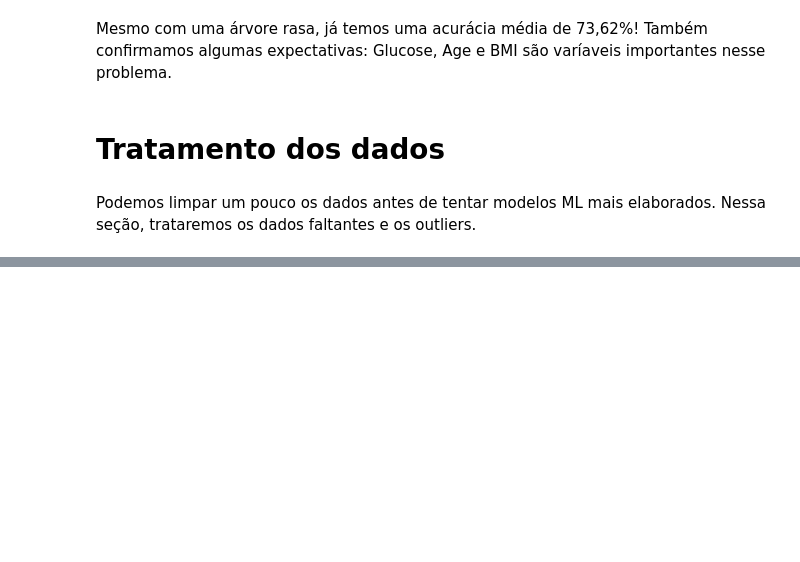
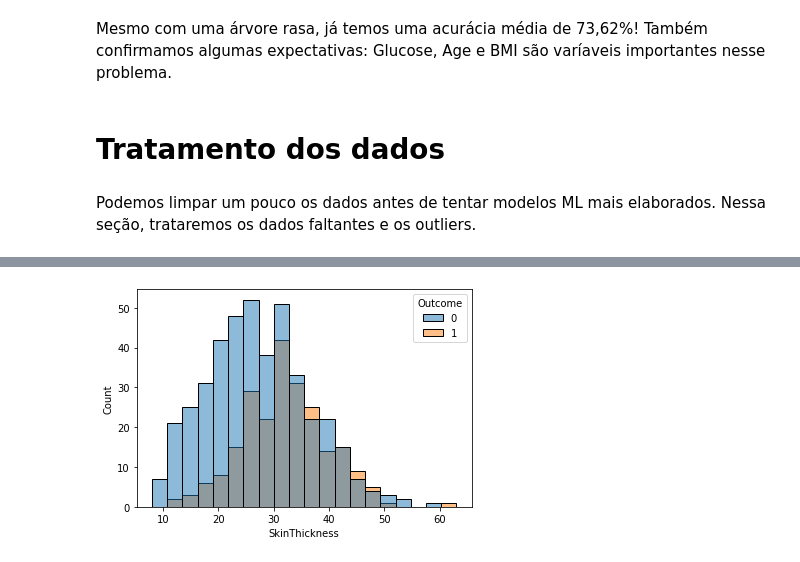
Before and after one commit to franklinzppa/diabetes-classification, a Jupyter notebook: diabetes-clf.ipynb, the cells around one changed output, grey strips where cells are left out. Saved outputs shown, nothing was run; the diff lists cells and outputs as text; code cells hidden in the pictures; blank space fills up the shorter version.

```diff
--- a/diabetes-clf.ipynb
+++ b/diabetes-clf.ipynb
@@ -289,0 +326,4 @@ Podemos limpar um pouco os dados antes de tentar modelos ML mais elaborados. Nes
+# %%
+_ = sns.histplot(X_train_tr_full, x="SkinThickness", hue="Outcome")
+# %% [output]
+[figure, added]
```
Also changed, not shown: parts of 26 cells of this notebook.
